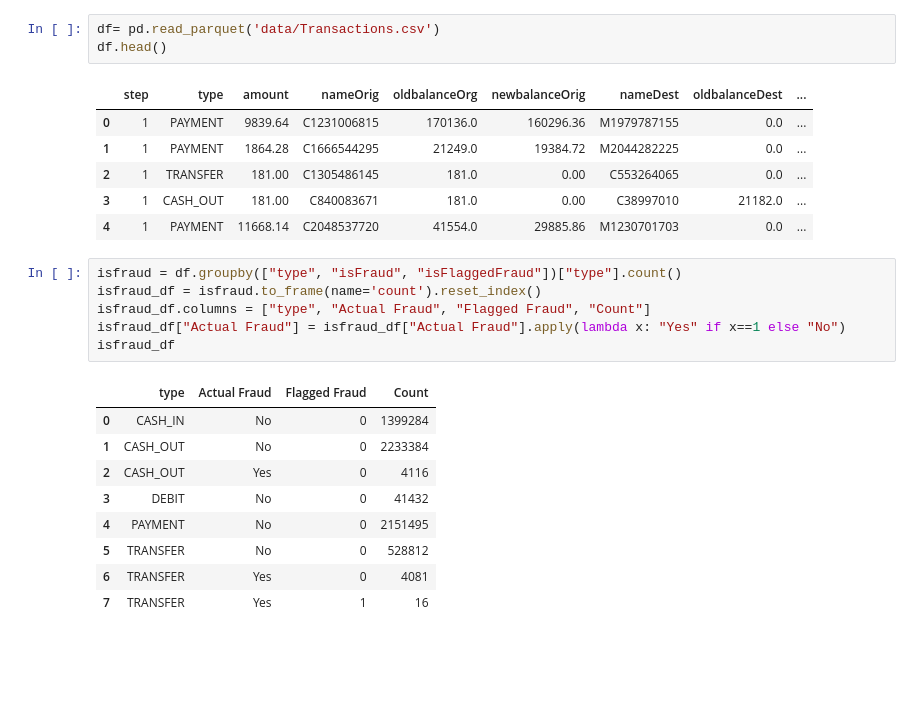
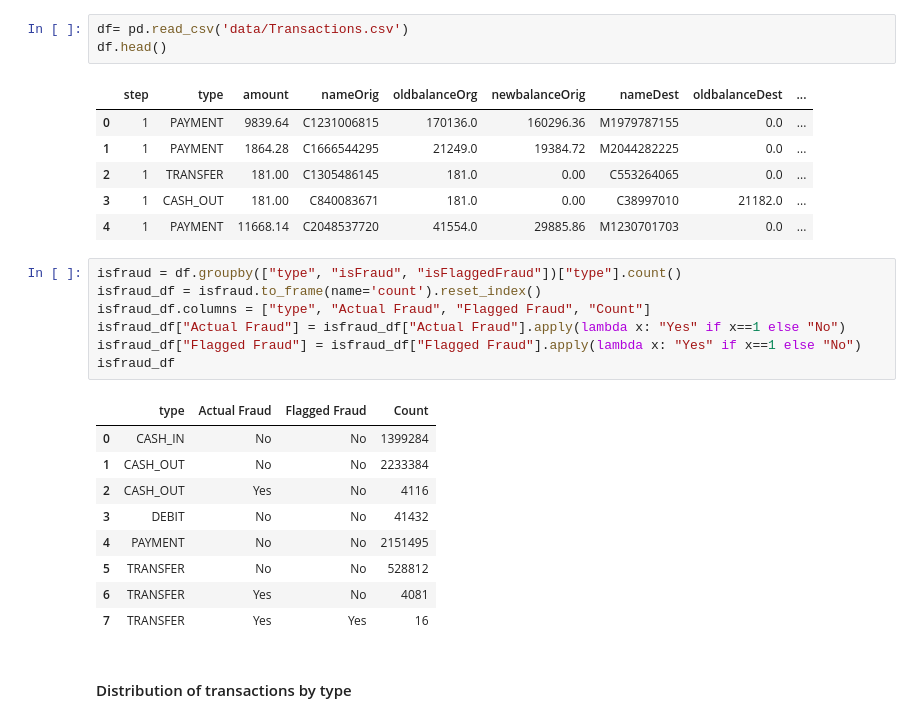
Before and after one commit to AngelMabuza/Big-Data-Visualization, a Jupyter notebook: visualization.ipynb, the cells around one changed output. Drawn from its saved outputs; the diff is of its cells as text; blank space fills up the shorter version.

```diff
--- a/visualization.ipynb
+++ b/visualization.ipynb
@@ -4,7 +6,7 @@ import matplotlib.pyplot as plt
 import pandas as pd
 import numpy as np
 # %%
-df= pd.read_parquet('data/Transactions.csv')
+df= pd.read_csv('data/Transactions.csv')
 df.head()
 # %% [output]
 |  | step | type | amount | nameOrig | oldbalanceOrg | newbalanceOrig | nameDest | oldbalanceDest | ... |
@@ -16,16 +18,19 @@ df.head()
 # %%
 isfraud = df.groupby(["type", "isFraud", "isFlaggedFraud"])["type"].count()
 isfraud_df = isfraud.to_frame(name='count').reset_index()
 isfraud_df.columns = ["type", "Actual Fraud", "Flagged Fraud", "Count"]
 isfraud_df["Actual Fraud"] = isfraud_df["Actual Fraud"].apply(lambda x: "Yes" if x==1 else "No")
+isfraud_df["Flagged Fraud"] = isfraud_df["Flagged Fraud"].apply(lambda x: "Yes" if x==1 else "No")
 isfraud_df
 # %% [output]
 |  | type | Actual Fraud | Flagged Fraud | Count |
-| 0 | CASH_IN | No | 0 | 1399284 |
-| 1 | CASH_OUT | No | 0 | 2233384 |
-| 2 | CASH_OUT | Yes | 0 | 4116 |
-| 3 | DEBIT | No | 0 | 41432 |
-| 4 | PAYMENT | No | 0 | 2151495 |
-| 5 | TRANSFER | No | 0 | 528812 |
-| 6 | TRANSFER | Yes | 0 | 4081 |
-| 7 | TRANSFER | Yes | 1 | 16 |
+| 0 | CASH_IN | No | No | 1399284 |
+| 1 | CASH_OUT | No | No | 2233384 |
+| 2 | CASH_OUT | Yes | No | 4116 |
+| 3 | DEBIT | No | No | 41432 |
+| 4 | PAYMENT | No | No | 2151495 |
+| 5 | TRANSFER | No | No | 528812 |
+| 6 | TRANSFER | Yes | No | 4081 |
+| 7 | TRANSFER | Yes | Yes | 16 |
+# %% [markdown]
+#### Distribution of transactions by type
```
Also changed, not shown: parts of 7 cells of this notebook.
